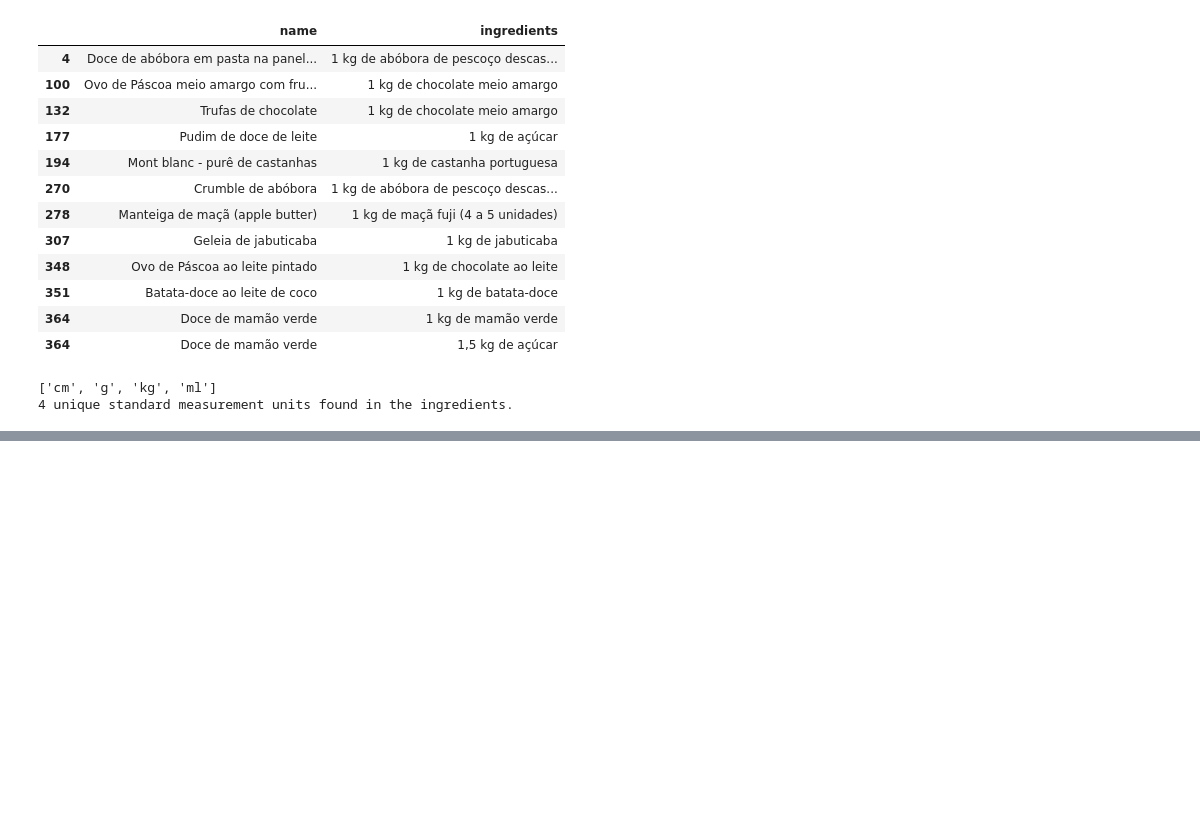
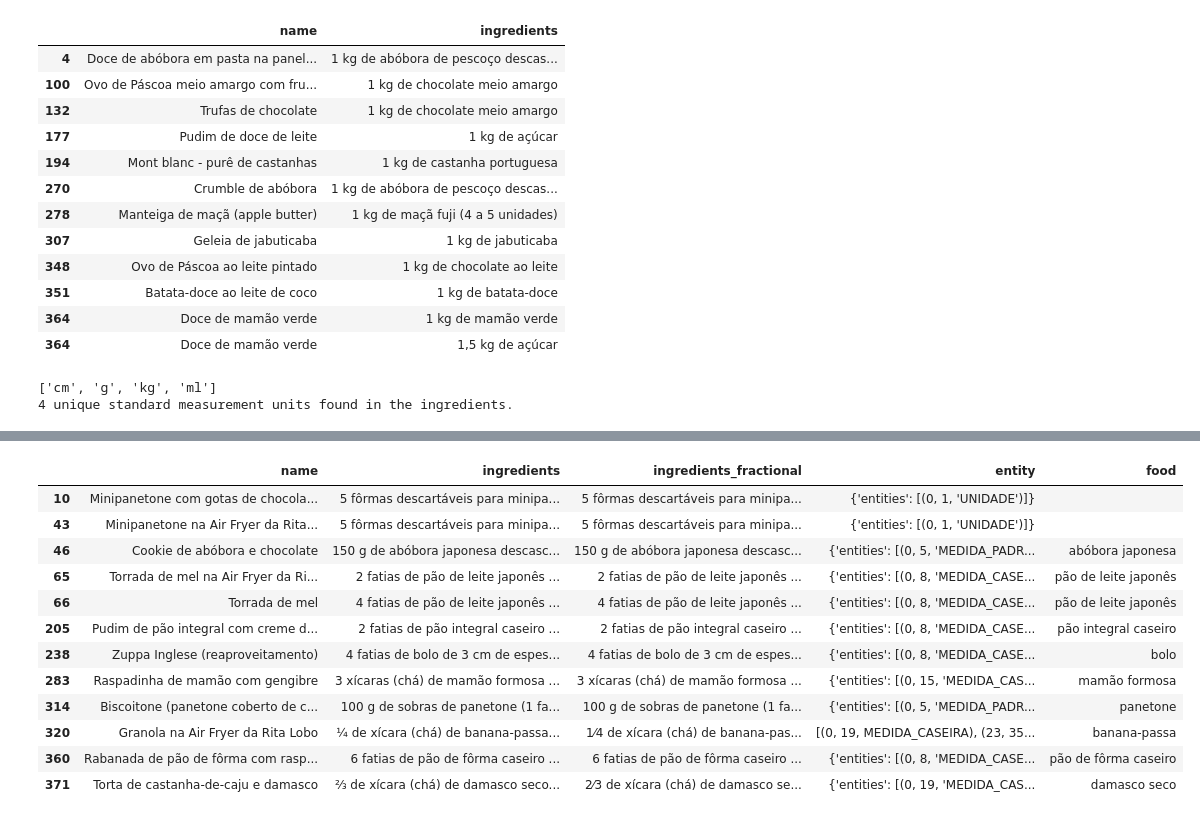
Before and after one commit to yara403/recipes_model, a Jupyter notebook: exploratory_data_analysis.ipynb, the cells around one changed output, grey strips where cells are left out. Drawn from its saved outputs; the diff is of its cells as text; code cells hidden in the pictures; blank space fills up the shorter version.

```diff
--- a/exploratory_data_analysis.ipynb
+++ b/exploratory_data_analysis.ipynb
@@ -508,0 +511,18 @@ ingredients_df[ingredients_df['ingredients_fractional'].str.contains(r'\d+\s+\d+
+# %%
+# ingredients_df[ingredients_df['ingredients_fractional'].str.contains(r'cachos|cacho|pencas|penca|dúzias|dúzia|bagas|baga')]
+# ingredients_df[ingredients_df['ingredients_fractional'].str.contains(r'((\be\b)|(\bou\b(?!\s+de)))(?!\s+(sem|torrad|moíd))')]
+ingredients_df[ingredients_df['ingredients_fractional'].str.contains(r'\s+(cm|mm|m)\b')]
+# %% [output]
+|  | name | ingredients | ingredients_fractional | entity | food |
+| 10 | Minipanetone com gotas de chocola... | 5 fôrmas descartáveis para minipa... | 5 fôrmas descartáveis para minipa... | {'entities': [(0, 1, 'UNIDADE')]} |  |
+| 43 | Minipanetone na Air Fryer da Rita... | 5 fôrmas descartáveis para minipa... | 5 fôrmas descartáveis para minipa... | {'entities': [(0, 1, 'UNIDADE')]} |  |
+| 46 | Cookie de abóbora e chocolate | 150 g de abóbora japonesa descasc... | 150 g de abóbora japonesa descasc... | {'entities': [(0, 5, 'MEDIDA_PADR... | abóbora japonesa |
+| 65 | Torrada de mel na Air Fryer da Ri... | 2 fatias de pão de leite japonês ... | 2 fatias de pão de leite japonês ... | {'entities': [(0, 8, 'MEDIDA_CASE... | pão de leite japonês |
+| 66 | Torrada de mel | 4 fatias de pão de leite japonês ... | 4 fatias de pão de leite japonês ... | {'entities': [(0, 8, 'MEDIDA_CASE... | pão de leite japonês |
+| 205 | Pudim de pão integral com creme d... | 2 fatias de pão integral caseiro ... | 2 fatias de pão integral caseiro ... | {'entities': [(0, 8, 'MEDIDA_CASE... | pão integral caseiro |
+| 238 | Zuppa Inglese (reaproveitamento) | 4 fatias de bolo de 3 cm de espes... | 4 fatias de bolo de 3 cm de espes... | {'entities': [(0, 8, 'MEDIDA_CASE... | bolo |
+| 283 | Raspadinha de mamão com gengibre | 3 xícaras (chá) de mamão formosa ... | 3 xícaras (chá) de mamão formosa ... | {'entities': [(0, 15, 'MEDIDA_CAS... | mamão formosa |
+| 314 | Biscoitone (panetone coberto de c... | 100 g de sobras de panetone (1 fa... | 100 g de sobras de panetone (1 fa... | {'entities': [(0, 5, 'MEDIDA_PADR... | panetone |
+| 320 | Granola na Air Fryer da Rita Lobo | ¼ de xícara (chá) de banana-passa... | 1⁄4 de xícara (chá) de banana-pas... | [(0, 19, MEDIDA_CASEIRA), (23, 35... | banana-passa |
+| 360 | Rabanada de pão de fôrma com rasp... | 6 fatias de pão de fôrma caseiro ... | 6 fatias de pão de fôrma caseiro ... | {'entities': [(0, 8, 'MEDIDA_CASE... | pão de fôrma caseiro |
+| 371 | Torta de castanha-de-caju e damasco | ⅔ de xícara (chá) de damasco seco... | 2⁄3 de xícara (chá) de damasco se... | {'entities': [(0, 19, 'MEDIDA_CAS... | damasco seco |
```
Also changed, not shown: parts of 8 cells of this notebook, 1 other file.
